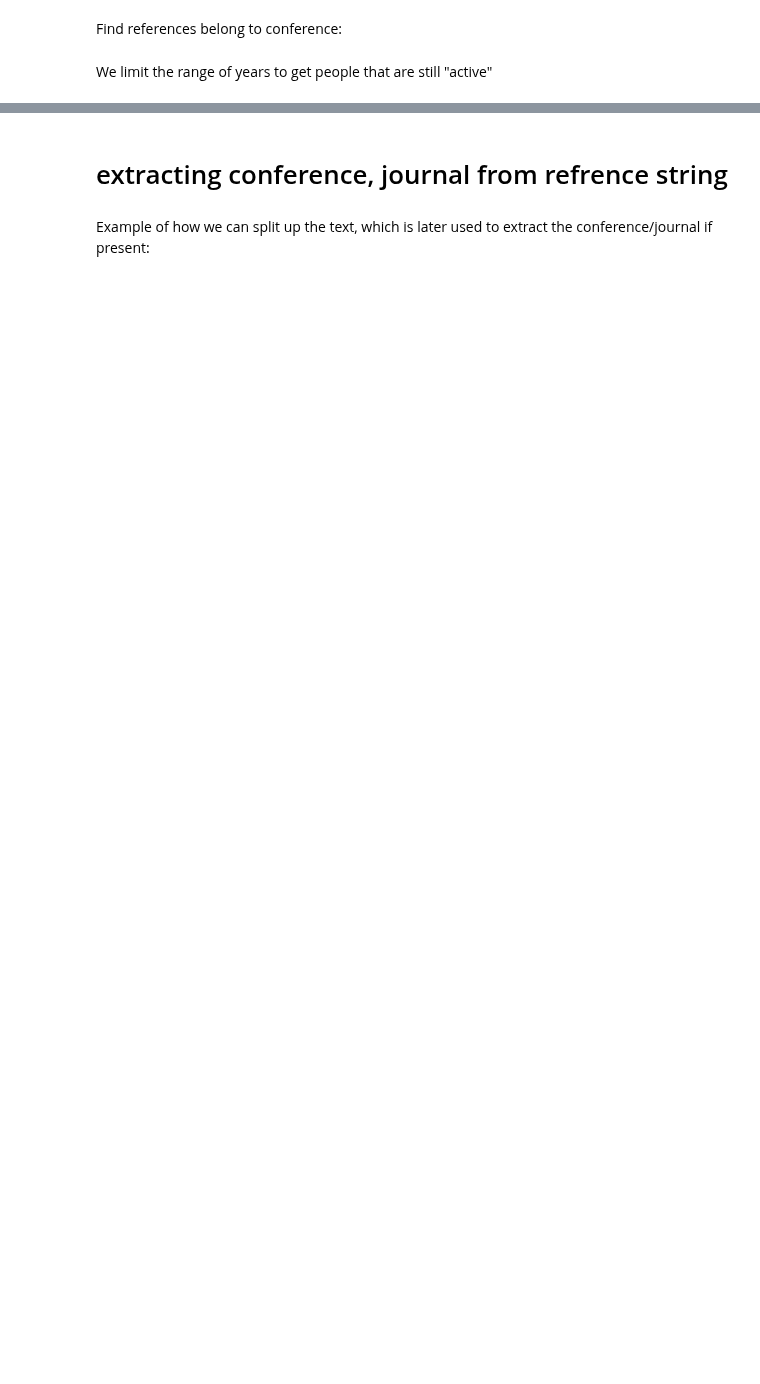
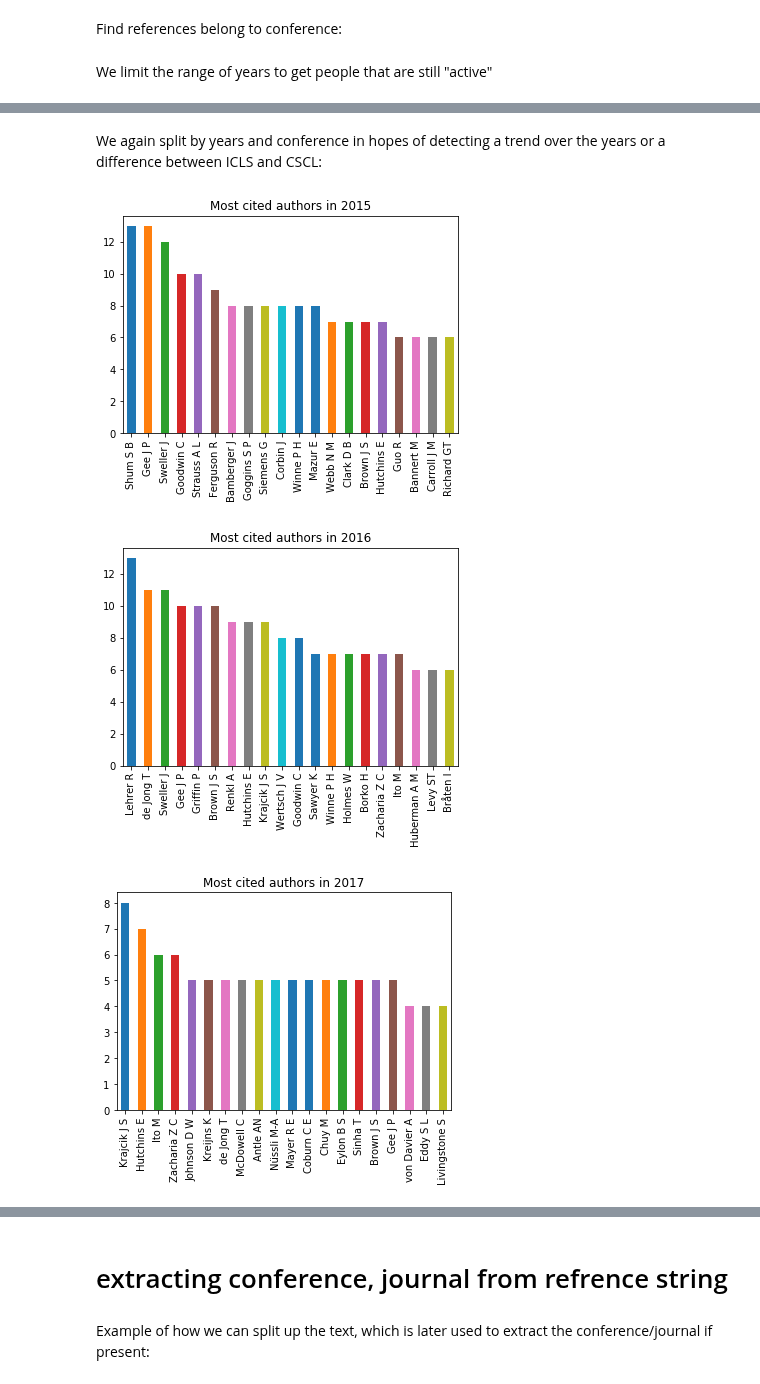
Before and after one commit to nourabassi/semester-project, a Jupyter notebook: Data exploration - References.ipynb, the cells around one changed output, grey strips where cells are left out. Saved outputs shown, nothing was run; the diff lists cells and outputs as text; code cells hidden in the pictures; blank space fills up the shorter version.

```diff
--- a/Data exploration - References.ipynb
+++ b/Data exploration - References.ipynb
@@ -198,0 +197,12 @@ reference_edges[(reference_edges.cited.isin(not_in_conference)) & (reference_edg
+# %% [markdown]
+We again split by years and conference in hopes of detecting a trend over the years or a difference between ICLS and CSCL:
+# %%
+for year in sorted(reference_authors.pub_year.unique()):
+    plt.title(f'Most cited authors in {year}')
+    reference_authors[(reference_authors.author.isin(not_in_conference)) & is_human & (reference_authors.pub_year == year)
+                 ].author.value_counts().head(20).plot(kind = 'bar')
+    plt.show()
+# %% [output]
+[figure, added]
+[figure, added]
+[figure, added]
```
Also changed, not shown: parts of 40 cells of this notebook.
